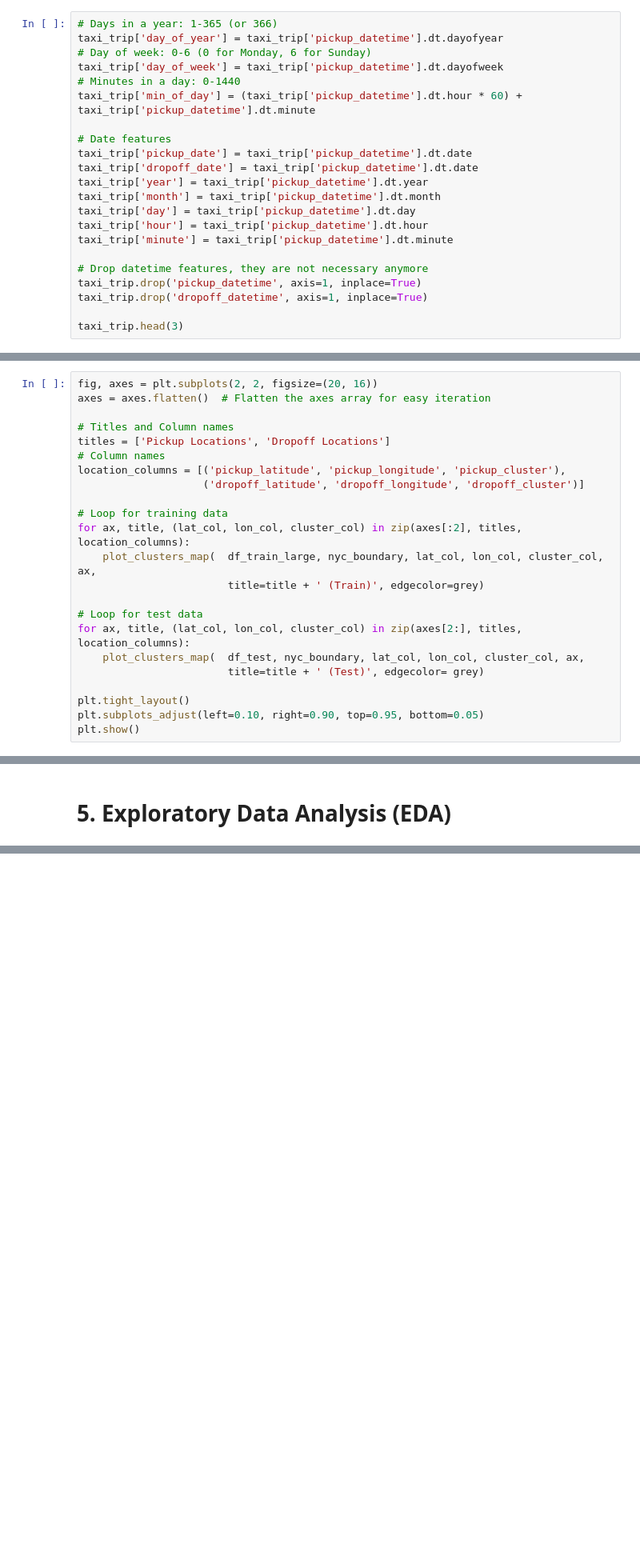
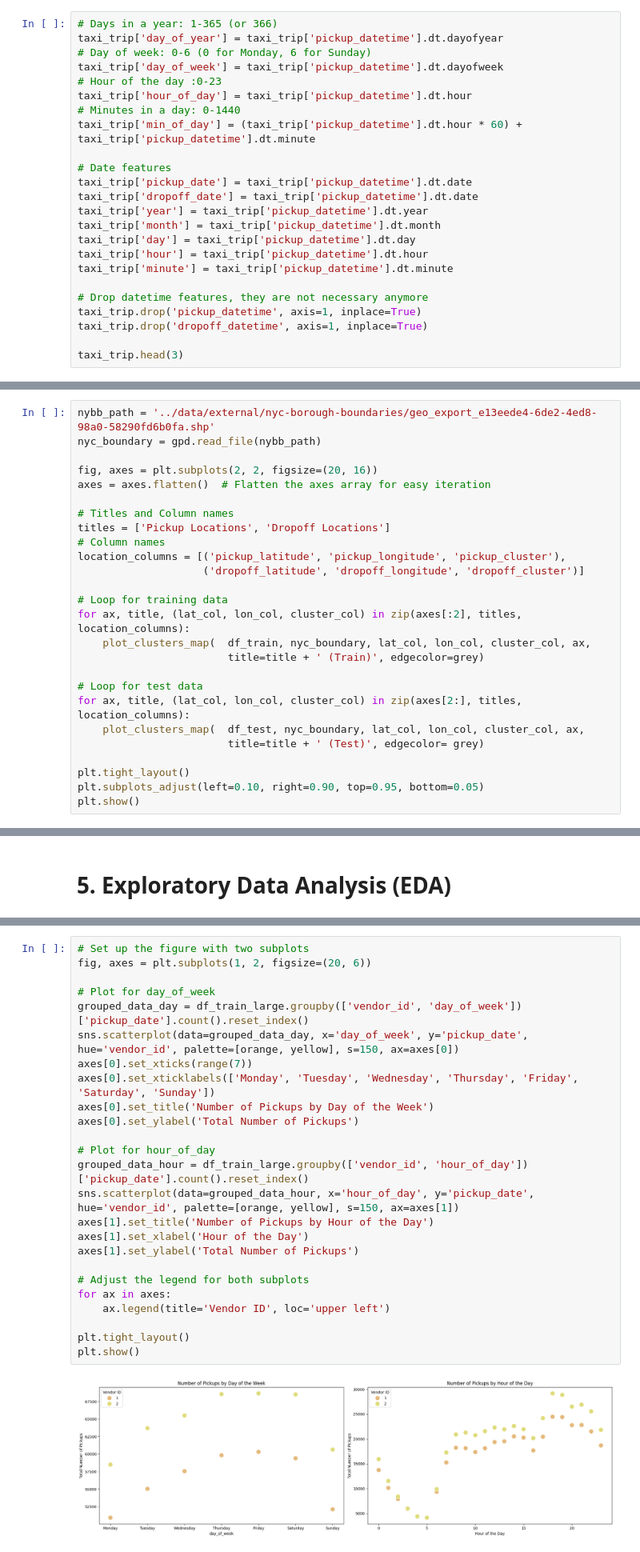
Before and after one commit to marcosbenicio/taxi-trip-regression, a Jupyter notebook: notebooks/taxi-trip-duration copy.ipynb, the cells around one changed output, grey strips where cells are left out. Shown at 80% size. Drawn from its saved outputs; the diff is of its cells as text; blank space fills up the shorter version.

```diff
--- a/notebooks/taxi-trip-duration copy.ipynb
+++ b/notebooks/taxi-trip-duration copy.ipynb
@@ -601,6 +601,8 @@ Using the pickup time with format `YYYY-MM-DD H:M:S`, let’s extract features l
 taxi_trip['day_of_year'] = taxi_trip['pickup_datetime'].dt.dayofyear
 # Day of week: 0-6 (0 for Monday, 6 for Sunday)
 taxi_trip['day_of_week'] = taxi_trip['pickup_datetime'].dt.dayofweek
+# Hour of the day :0-23
+taxi_trip['hour_of_day'] = taxi_trip['pickup_datetime'].dt.hour
 # Minutes in a day: 0-1440
 taxi_trip['min_of_day'] = (taxi_trip['pickup_datetime'].dt.hour * 60) + taxi_trip['pickup_datetime'].dt.minute
 
@@ -1118,6 +1144,9 @@ Validation: 382160(27.0%)
 # %% [markdown]
 Also, to visualize the split data and check if the spatial and temporal features are representative in each dataset, we plot the NYC map for the pickup and dropoff locations clusters and the counts of pickup by the dates. We can see that the split is representative for the spatial and temporal features:
 # %%
+nybb_path = '../data/external/nyc-borough-boundaries/geo_export_e13eede4-6de2-4ed8-98a0-58290fd6b0fa.shp'
+nyc_boundary = gpd.read_file(nybb_path)
+
 fig, axes = plt.subplots(2, 2, figsize=(20, 16))
 axes = axes.flatten()  # Flatten the axes array for easy iteration
 
@@ -1129,7 +1158,7 @@ location_columns = [('pickup_latitude', 'pickup_longitude', 'pickup_cluster'),
 
 # Loop for training data
 for ax, title, (lat_col, lon_col, cluster_col) in zip(axes[:2], titles, location_columns):
-    plot_clusters_map(  df_train_large, nyc_boundary, lat_col, lon_col, cluster_col, ax,
+    plot_clusters_map(  df_train, nyc_boundary, lat_col, lon_col, cluster_col, ax,
                         title=title + ' (Train)', edgecolor=grey)
 
 # Loop for test data
@@ -1160,0 +1266,27 @@ Let's proceed with the EDA in the `df_train_large` dataset, which is the combina
+# %%
+# Set up the figure with two subplots
+fig, axes = plt.subplots(1, 2, figsize=(20, 6))
+
+# Plot for day_of_week
+grouped_data_day = df_train_large.groupby(['vendor_id', 'day_of_week'])['pickup_date'].count().reset_index()
+sns.scatterplot(data=grouped_data_day, x='day_of_week', y='pickup_date', hue='vendor_id', palette=[orange, yellow], s=150, ax=axes[0])
+axes[0].set_xticks(range(7))
+axes[0].set_xticklabels(['Monday', 'Tuesday', 'Wednesday', 'Thursday', 'Friday', 'Saturday', 'Sunday'])
+axes[0].set_title('Number of Pickups by Day of the Week')
+axes[0].set_ylabel('Total Number of Pickups')
+
+# Plot for hour_of_day
+grouped_data_hour = df_train_large.groupby(['vendor_id', 'hour_of_day'])['pickup_date'].count().reset_index()
+sns.scatterplot(data=grouped_data_hour, x='hour_of_day', y='pickup_date', hue='vendor_id', palette=[orange, yellow], s=150, ax=axes[1])
+axes[1].set_title('Number of Pickups by Hour of the Day')
+axes[1].set_xlabel('Hour of the Day')
+axes[1].set_ylabel('Total Number of Pickups')
+
+# Adjust the legend for both subplots
+for ax in axes:
+    ax.legend(title='Vendor ID', loc='upper left')
+
+plt.tight_layout()
+plt.show()
+# %% [output]
+[figure, added]
```
Also changed, not shown: parts of 16 cells of this notebook.
